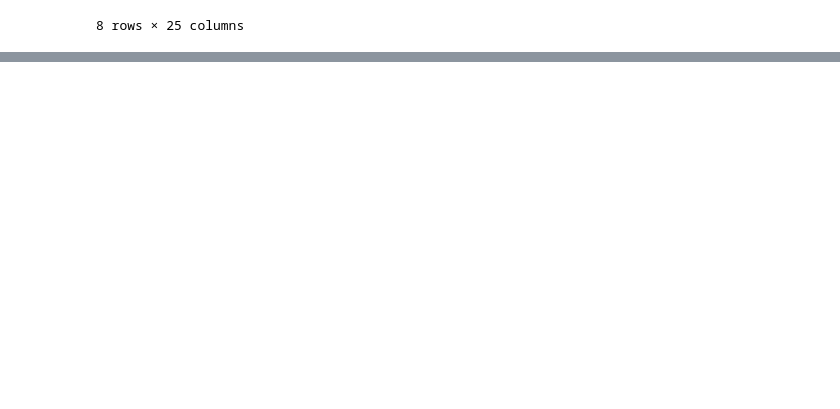
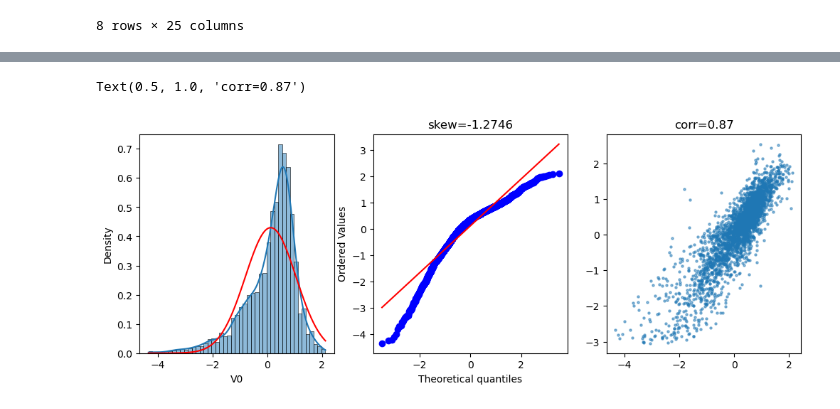
Before and after one commit to lanshi17/AIoT_notebook, a Jupyter notebook: 机器学习/线性回归/智能发电厂工业蒸汽量项目预测实战/feature_engineering.ipynb, the cells around one changed output, grey strips where cells are left out. Drawn from its saved outputs; the diff is of its cells as text; code cells hidden in the pictures; blank space fills up the shorter version.

```diff
--- a/机器学习/线性回归/智能发电厂工业蒸汽量项目预测实战/feature_engineering.ipynb
+++ b/机器学习/线性回归/智能发电厂工业蒸汽量项目预测实战/feature_engineering.ipynb
@@ -110,3 +110,10 @@ all_data_normed.describe()
 8 rows × 25 columns
 # %%
 #数据正态化(Box-Cox变换)
+from sympy import true
+
+
+cond=all_data['label']=='train'
+train_data=all_data[cond]
+train_data.drop(labels='label',axis=1,inplace=True)
+train_data.head()
@@ -112,0 +128,41 @@ all_data_normed.describe()
+# %%
+# 创建画布并设置子图画布大小
+plt.figure(figsize=(12,4))
+
+# 绘制直方图及概率密度曲线
+# 1. 创建第一个子图（1行3列布局中的第1个位置）
+# 2. 使用seaborn绘制带核密度估计的直方图
+# 3. 手动计算并绘制标准正态分布拟合曲线
+#    - 使用numpy生成等间距x值序列
+#    - 使用scipy.stats.norm.pdf计算理论概率密度值
+#    - 使用红色实线绘制理论分布曲线
+ax = plt.subplot(1,3,1)
+sns.histplot(x=train_data['V0'], kde=True, stat="density")
+x = np.linspace(min(train_data['V0']), max(train_data['V0']), 100)
+plt.plot(x, stats.norm.pdf(x, *stats.norm.fit(train_data['V0'])), 'r')
+
+# 绘制Q-Q图及偏度分析
+# 1. 创建第二个子图（1行3列布局中的第2个位置）
+# 2. 使用scipy.stats.probplot生成概率图
+#    - 默认比较样本数据与标准正态分布
+#    - 可视化数据分位数与理论分布的对应关系
+# 3. 计算并显示偏度值（skewness）
+#    - 偏度反映数据分布的不对称性
+ax = plt.subplot(1,3,2)
+stats.probplot(train_data['V0'],plot = ax)
+plt.title('skew='+'{:.4f}'.format(stats.skew(train_data['V0'])))
+
+# 绘制特征-目标相关性散点图
+# 1. 创建第三个子图（1行3列布局中的第3个位置）
+# 2. 绘制特征V0与目标值的散点图
+#    - 点大小设置为5
+#    - 透明度设置为0.5
+# 3. 计算并显示皮尔逊相关系数
+#    - 使用np.corrcoef计算相关矩阵
+#    - 提取[0][1]位置的相关系数值
+ax = plt.subplot(1,3,3)
+plt.scatter(train_data['V0'], train_data['target'],s = 5,alpha=0.5)
+plt.title('corr='+'{:.2f}'.format(np.corrcoef(train_data['V0'],train_data['target'])[0][1]))
+# %% [output]
+Text(0.5, 1.0, 'corr=0.87')
+[figure, added]
```
Also changed, not shown: parts of 6 cells of this notebook.
